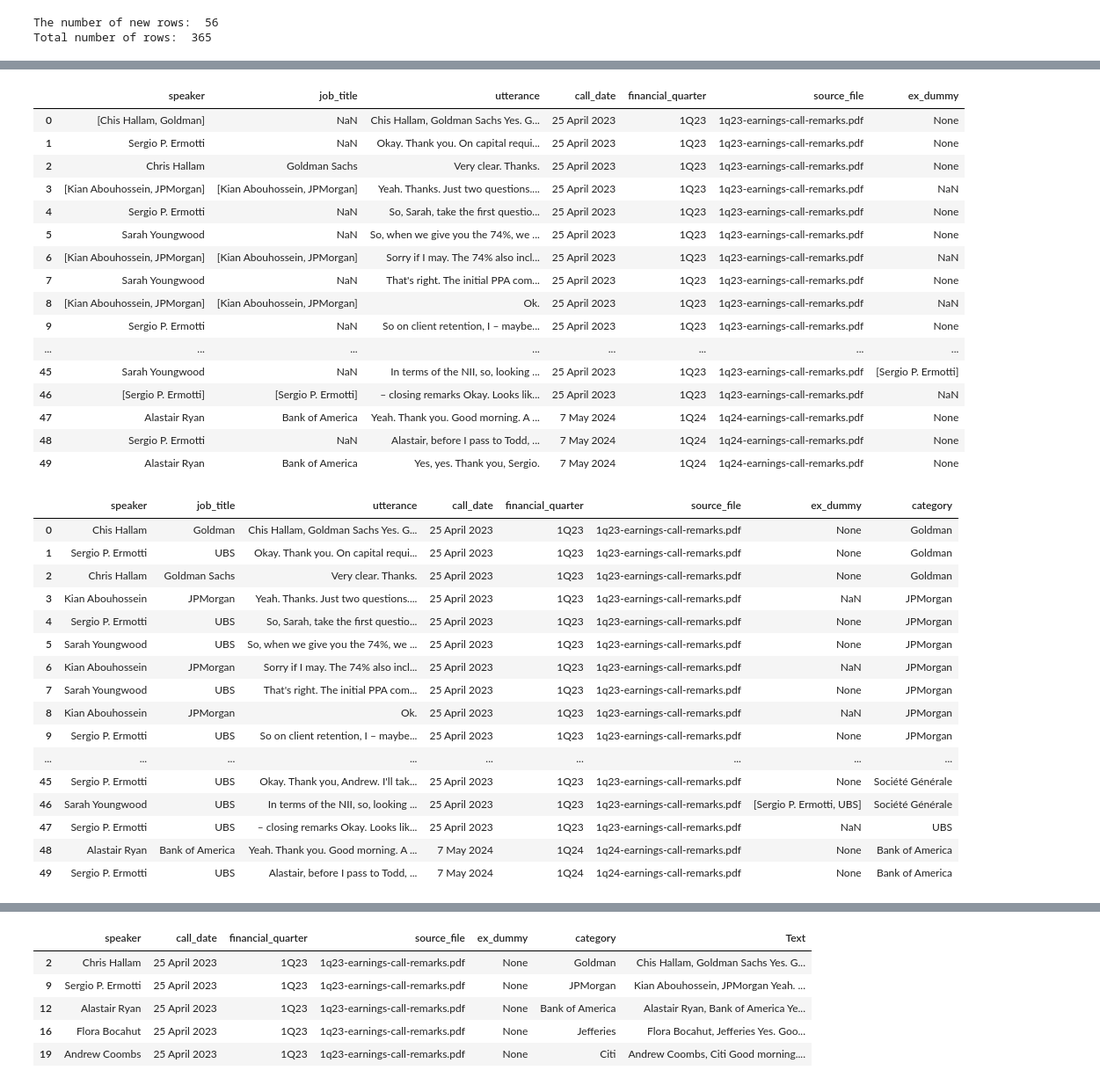
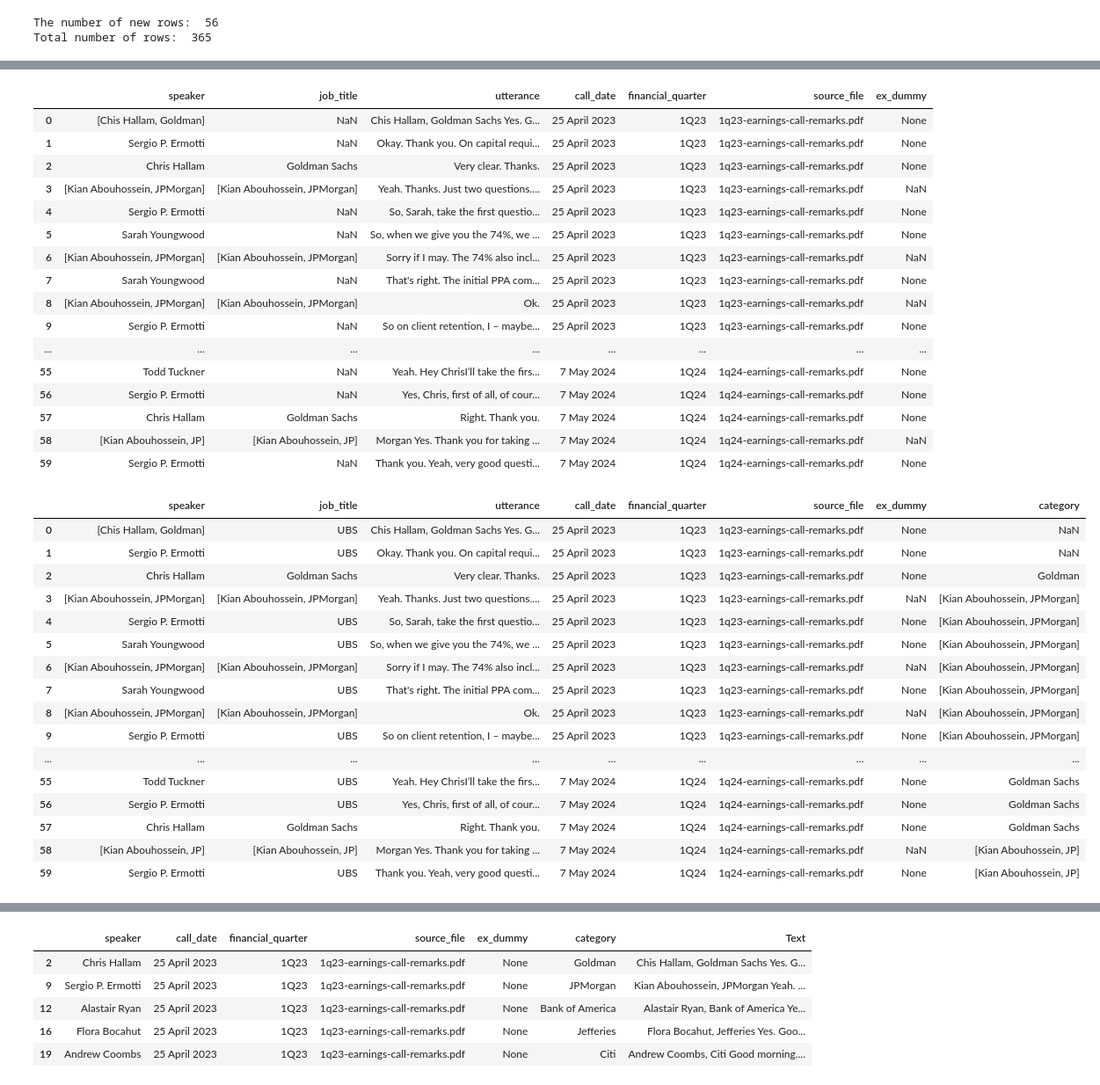
Before and after one commit to sheldonkemper/bank_of_england, a Jupyter notebook: notebooks/processed/ct_preprocessing_ubs_original.ipynb, the cells around one changed output, grey strips where cells are left out. Shown at 88% size. Drawn from its saved outputs; the diff is of its cells as text; code cells hidden in the pictures.

```diff
--- a/notebooks/processed/ct_preprocessing_ubs_original.ipynb
+++ b/notebooks/processed/ct_preprocessing_ubs_original.ipynb
@@ -301,13 +304,13 @@ qa_data.head(60)
 """
 #Manual adjustments!!
 """
-text = str(qa_data["speaker"][55]) + str(qa_data["job_title"][55])+str(qa_data["utterance"][55])
-qa_data.at[54,"utterance"]=text
-qa_data=qa_data.drop(index=55)
+text = str(qa_data["speaker"][56]) +str(qa_data["job_title"][56]) +str(qa_data["utterance"][56])
+qa_data.at[55,"utterance"]=text
+qa_data=qa_data.drop(index=56)
 qa_data.reset_index(drop=True, inplace=True)
 qa_data=qa_data.drop(columns="dummy")
 # %%
-qa_data.head(50)
+qa_data.head(60)
 # %% [output]
 |  | speaker | job_title | utterance | call_date | financial_quarter | source_file | ex_dummy |
 | 0 | [Chis Hallam, Goldman] | NaN | Chis Hallam, Goldman Sachs Yes. G... | 25 April 2023 | 1Q23 | 1q23-earnings-call-remarks.pdf | None |
@@ -321,11 +324,11 @@ qa_data.head(50)
 | 8 | [Kian Abouhossein, JPMorgan] | [Kian Abouhossein, JPMorgan] | Ok. | 25 April 2023 | 1Q23 | 1q23-earnings-call-remarks.pdf | NaN |
 | 9 | Sergio P. Ermotti | NaN | So on client retention, I – maybe... | 25 April 2023 | 1Q23 | 1q23-earnings-call-remarks.pdf | None |
 | ... | ... | ... | ... | ... | ... | ... | ... |
-| 45 | Sarah Youngwood | NaN | In terms of the NII, so, looking ... | 25 April 2023 | 1Q23 | 1q23-earnings-call-remarks.pdf | [Sergio P. Ermotti] |
-| 46 | [Sergio P. Ermotti] | [Sergio P. Ermotti] | – closing remarks Okay. Looks lik... | 25 April 2023 | 1Q23 | 1q23-earnings-call-remarks.pdf | NaN |
-| 47 | Alastair Ryan | Bank of America | Yeah. Thank you. Good morning. A ... | 7 May 2024 | 1Q24 | 1q24-earnings-call-remarks.pdf | None |
-| 48 | Sergio P. Ermotti | NaN | Alastair, before I pass to Todd, ... | 7 May 2024 | 1Q24 | 1q24-earnings-call-remarks.pdf | None |
-| 49 | Alastair Ryan | Bank of America | Yes, yes. Thank you, Sergio. | 7 May 2024 | 1Q24 | 1q24-earnings-call-remarks.pdf | None |
+| 55 | Todd Tuckner | NaN | Yeah. Hey ChrisI’ll take the firs... | 7 May 2024 | 1Q24 | 1q24-earnings-call-remarks.pdf | None |
+| 56 | Sergio P. Ermotti | NaN | Yes, Chris, first of all, of cour... | 7 May 2024 | 1Q24 | 1q24-earnings-call-remarks.pdf | None |
+| 57 | Chris Hallam | Goldman Sachs | Right. Thank you. | 7 May 2024 | 1Q24 | 1q24-earnings-call-remarks.pdf | None |
+| 58 | [Kian Abouhossein, JP] | [Kian Abouhossein, JP] | Morgan Yes. Thank you for taking ... | 7 May 2024 | 1Q24 | 1q24-earnings-call-remarks.pdf | NaN |
+| 59 | Sergio P. Ermotti | NaN | Thank you. Yeah, very good questi... | 7 May 2024 | 1Q24 | 1q24-earnings-call-remarks.pdf | None |
 # %%
 qa_data["category"]=None
 current_bank=qa_data["job_title"][0]
@@ -346,25 +349,25 @@ for i in range(len(qa_data)):
   if qa_data["job_title"][i] is np.NaN:
     qa_data.at[i,"job_title"]="UBS"
 # %%
-qa_data.head(50)
+qa_data.head(60)
 # %% [output]
 |  | speaker | job_title | utterance | call_date | financial_quarter | source_file | ex_dummy | category |
-| 0 | Chis Hallam | Goldman | Chis Hallam, Goldman Sachs Yes. G... | 25 April 2023 | 1Q23 | 1q23-earnings-call-remarks.pdf | None | Goldman |
-| 1 | Sergio P. Ermotti | UBS | Okay. Thank you. On capital requi... | 25 April 2023 | 1Q23 | 1q23-earnings-call-remarks.pdf | None | Goldman |
+| 0 | [Chis Hallam, Goldman] | UBS | Chis Hallam, Goldman Sachs Yes. G... | 25 April 2023 | 1Q23 | 1q23-earnings-call-remarks.pdf | None | NaN |
+| 1 | Sergio P. Ermotti | UBS | Okay. Thank you. On capital requi... | 25 April 2023 | 1Q23 | 1q23-earnings-call-remarks.pdf | None | NaN |
 | 2 | Chris Hallam | Goldman Sachs | Very clear. Thanks. | 25 April 2023 | 1Q23 | 1q23-earnings-call-remarks.pdf | None | Goldman |
-| 3 | Kian Abouhossein | JPMorgan | Yeah. Thanks. Just two questions.... | 25 April 2023 | 1Q23 | 1q23-earnings-call-remarks.pdf | NaN | JPMorgan |
-| 4 | Sergio P. Ermotti | UBS | So, Sarah, take the first questio... | 25 April 2023 | 1Q23 | 1q23-earnings-call-remarks.pdf | None | JPMorgan |
-| 5 | Sarah Youngwood | UBS | So, when we give you the 74%, we ... | 25 April 2023 | 1Q23 | 1q23-earnings-call-remarks.pdf | None | JPMorgan |
-| 6 | Kian Abouhossein | JPMorgan | Sorry if I may. The 74% also incl... | 25 April 2023 | 1Q23 | 1q23-earnings-call-remarks.pdf | NaN | JPMorgan |
-| 7 | Sarah Youngwood | UBS | That's right. The initial PPA com... | 25 April 2023 | 1Q23 | 1q23-earnings-call-remarks.pdf | None | JPMorgan |
-| 8 | Kian Abouhossein | JPMorgan | Ok. | 25 April 2023 | 1Q23 | 1q23-earnings-call-remarks.pdf | NaN | JPMorgan |
-| 9 | Sergio P. Ermotti | UBS | So on client retention, I – maybe... | 25 April 2023 | 1Q23 | 1q23-earnings-call-remarks.pdf | None | JPMorgan |
+| 3 | [Kian Abouhossein, JPMorgan] | [Kian Abouhossein, JPMorgan] | Yeah. Thanks. Just two questions.... | 25 April 2023 | 1Q23 | 1q23-earnings-call-remarks.pdf | NaN | [Kian Abouhossein, JPMorgan] |
+| 4 | Sergio P. Ermotti | UBS | So, Sarah, take the first questio... | 25 April 2023 | 1Q23 | 1q23-earnings-call-remarks.pdf | None | [Kian Abouhossein, JPMorgan] |
+| 5 | Sarah Youngwood | UBS | So, when we give you the 74%, we ... | 25 April 2023 | 1Q23 | 1q23-earnings-call-remarks.pdf | None | [Kian Abouhossein, JPMorgan] |
+| 6 | [Kian Abouhossein, JPMorgan] | [Kian Abouhossein, JPMorgan] | Sorry if I may. The 74% also incl... | 25 April 2023 | 1Q23 | 1q23-earnings-call-remarks.pdf | NaN | [Kian Abouhossein, JPMorgan] |
+| 7 | Sarah Youngwood | UBS | That's right. The initial PPA com... | 25 April 2023 | 1Q23 | 1q23-earnings-call-remarks.pdf | None | [Kian Abouhossein, JPMorgan] |
+| 8 | [Kian Abouhossein, JPMorgan] | [Kian Abouhossein, JPMorgan] | Ok. | 25 April 2023 | 1Q23 | 1q23-earnings-call-remarks.pdf | NaN | [Kian Abouhossein, JPMorgan] |
+| 9 | Sergio P. Ermotti | UBS | So on client retention, I – maybe... | 25 April 2023 | 1Q23 | 1q23-earnings-call-remarks.pdf | None | [Kian Abouhossein, JPMorgan] |
 | ... | ... | ... | ... | ... | ... | ... | ... | ... |
-| 45 | Sergio P. Ermotti | UBS | Okay. Thank you, Andrew. I'll tak... | 25 April 2023 | 1Q23 | 1q23-earnings-call-remarks.pdf | None | Société Générale |
-| 46 | Sarah Youngwood | UBS | In terms of the NII, so, looking ... | 25 April 2023 | 1Q23 | 1q23-earnings-call-remarks.pdf | [Sergio P. Ermotti, UBS] | Société Générale |
-| 47 | Sergio P. Ermotti | UBS | – closing remarks Okay. Looks lik... | 25 April 2023 | 1Q23 | 1q23-earnings-call-remarks.pdf | NaN | UBS |
-| 48 | Alastair Ryan | Bank of America | Yeah. Thank you. Good morning. A ... | 7 May 2024 | 1Q24 | 1q24-earnings-call-remarks.pdf | None | Bank of America |
-| 49 | Sergio P. Ermotti | UBS | Alastair, before I pass to Todd, ... | 7 May 2024 | 1Q24 | 1q24-earnings-call-remarks.pdf | None | Bank of America |
+| 55 | Todd Tuckner | UBS | Yeah. Hey ChrisI’ll take the firs... | 7 May 2024 | 1Q24 | 1q24-earnings-call-remarks.pdf | None | Goldman Sachs |
+| 56 | Sergio P. Ermotti | UBS | Yes, Chris, first of all, of cour... | 7 May 2024 | 1Q24 | 1q24-earnings-call-remarks.pdf | None | Goldman Sachs |
+| 57 | Chris Hallam | Goldman Sachs | Right. Thank you. | 7 May 2024 | 1Q24 | 1q24-earnings-call-remarks.pdf | None | Goldman Sachs |
+| 58 | [Kian Abouhossein, JP] | [Kian Abouhossein, JP] | Morgan Yes. Thank you for taking ... | 7 May 2024 | 1Q24 | 1q24-earnings-call-remarks.pdf | NaN | [Kian Abouhossein, JP] |
+| 59 | Sergio P. Ermotti | UBS | Thank you. Yeah, very good questi... | 7 May 2024 | 1Q24 | 1q24-earnings-call-remarks.pdf | None | [Kian Abouhossein, JP] |
 # %%
 qa_data.to_csv("ubs_data.csv", index=False)
 # %%
```
Also changed, not shown: parts of 3 cells of this notebook.
